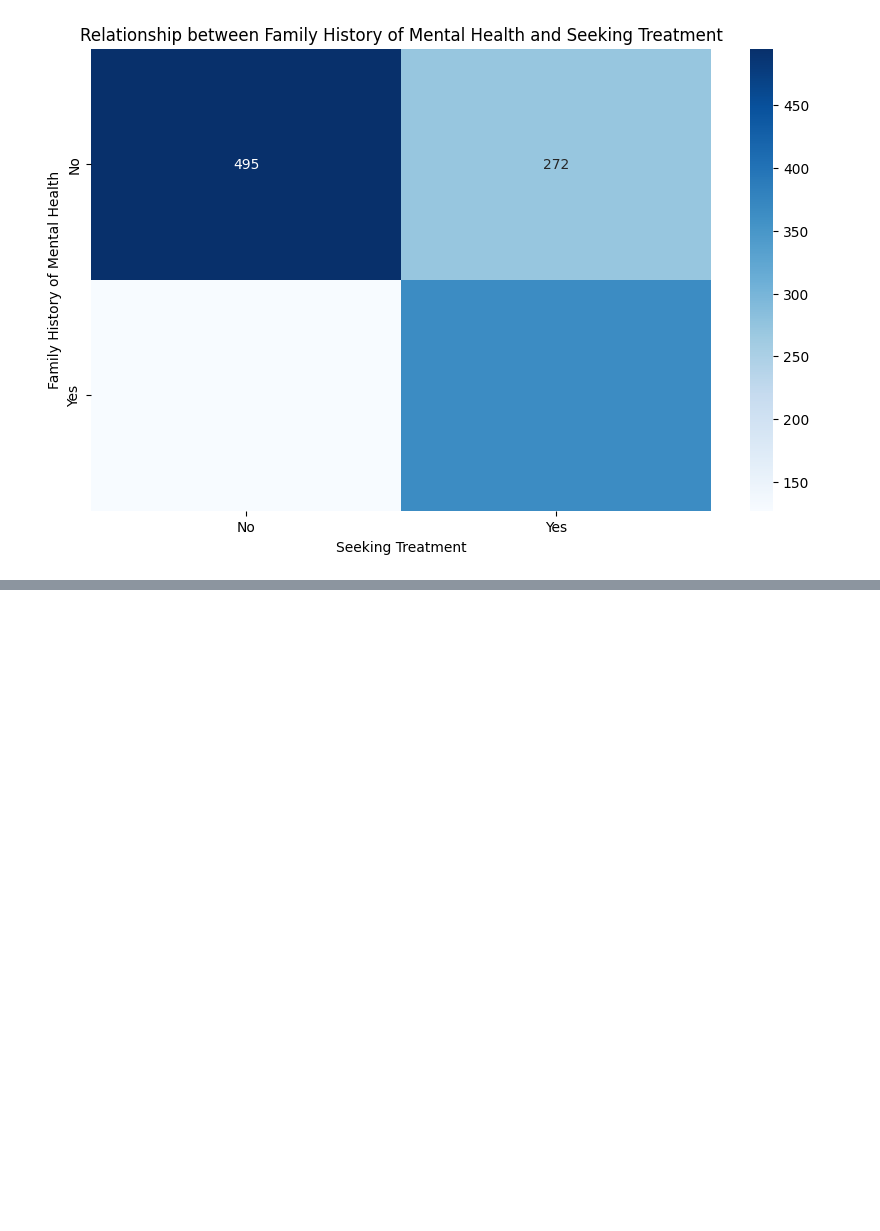
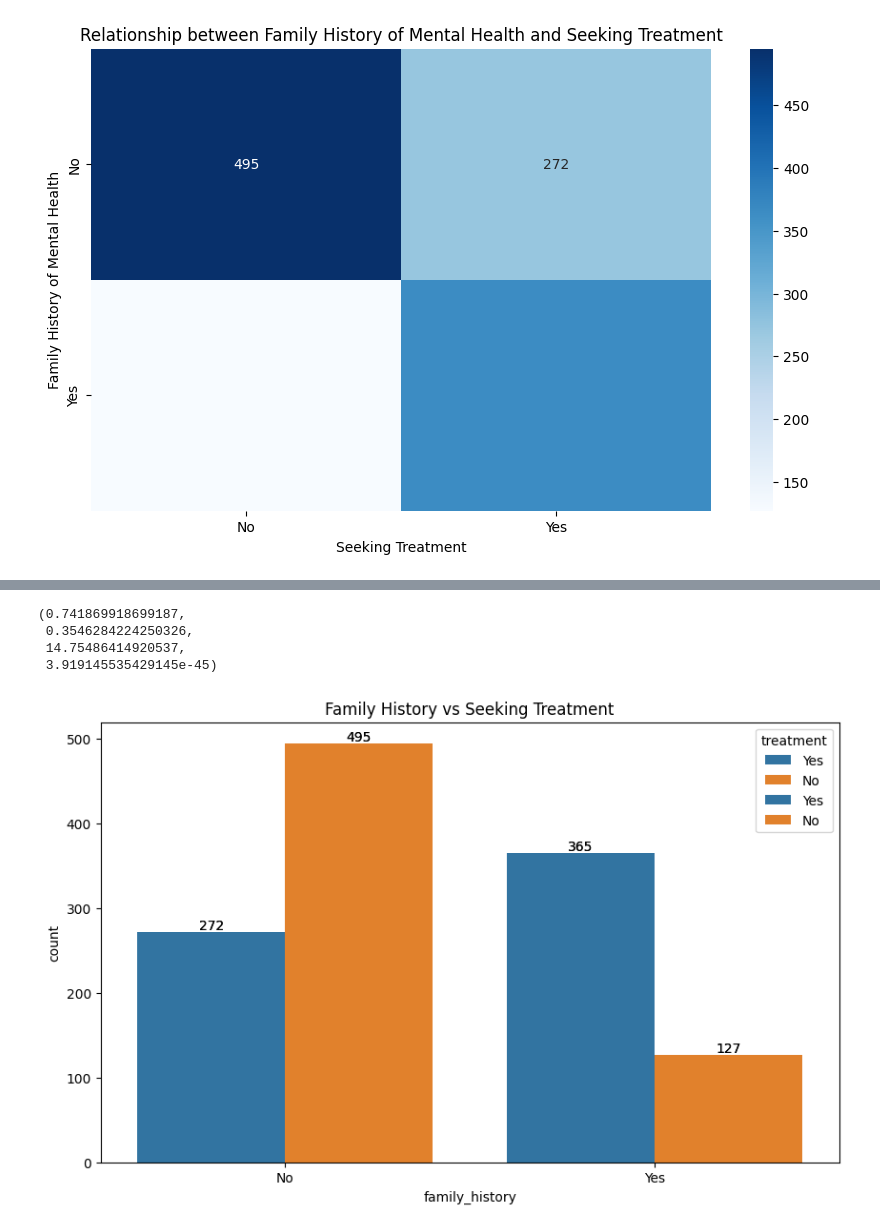
Before and after one commit to rollernathan/Mental_Health_Team_2, a Jupyter notebook: Mental Health/Mental Health.ipynb, the cells around one changed output, grey strips where cells are left out. Saved outputs shown, nothing was run; the diff lists cells and outputs as text; code cells hidden in the pictures; blank space fills up the shorter version.

```diff
--- a/Mental Health/Mental Health.ipynb
+++ b/Mental Health/Mental Health.ipynb
@@ -65,0 +103,37 @@ plt.show()
+# %%
+# Convert 'Yes'/'No' to 1/0
+data['family_history'] = data['family_history'].map({'Yes': 1, 'No': 0})
+data['treatment'] = data['treatment'].map({'Yes': 1, 'No': 0})
+
+# Separate the data into two groups based on family history
+group_with_family_history = data[data['family_history'] == 1]['treatment']
+group_without_family_history = data[data['family_history'] == 0]['treatment']
+
+# Perform the t-test
+t_stat, p_value = stats.ttest_ind(group_with_family_history, group_without_family_history, equal_var=False)
+
+# Display the results
+group_with_family_history.mean(), group_without_family_history.mean(), t_stat, p_value
+# %% [output]
+(0.741869918699187,
+ 0.3546284224250326,
+ 14.75486414920537,
+ 3.919145535429145e-45)
+# %%
+# Bar Plot: Family History vs Seeking Treatment
+plt.figure(figsize=(10, 6))
+sns.countplot(data=datab, x='family_history', hue='treatment')
+plt.title('Family History vs Seeking Treatment')
+plt.xlabel('Family History of Mental Health')
+plt.ylabel('Count')
+ax = sns.countplot(data=datab, x='family_history', hue='treatment')
+for p in ax.patches:
+    height = p.get_height()
+    ax.text(
+        p.get_x() + p.get_width() / 2., height + 3,
+        '{:1.0f}'.format(height), ha="center", fontsize=10
+    )
+plt.savefig('Images/Family History vs Seeking Treatment Bar.png')
+plt.show()
+# %% [output]
+[figure, added]
```
Also changed, not shown: parts of 8 cells of this notebook, 5 other files.
